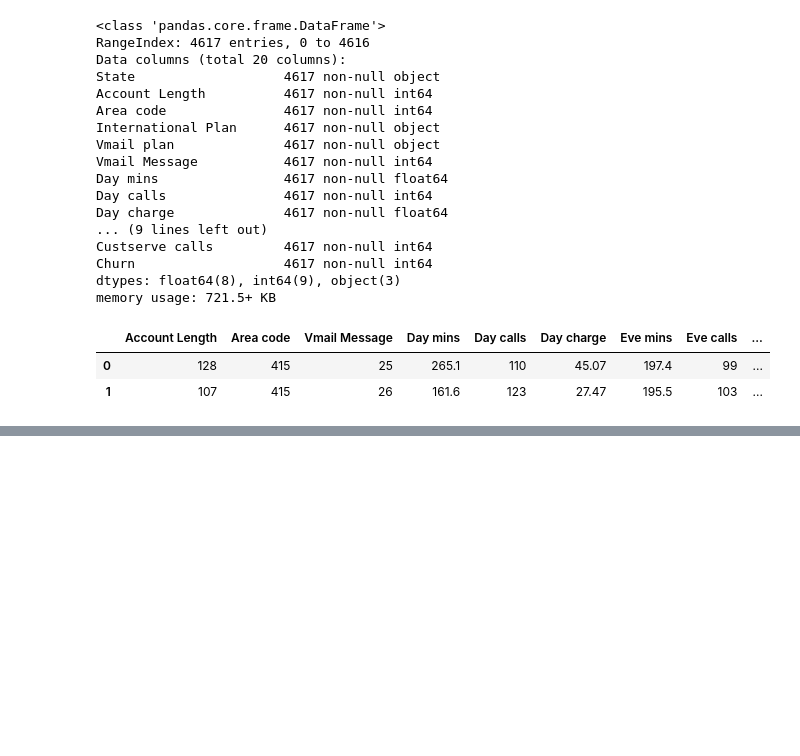
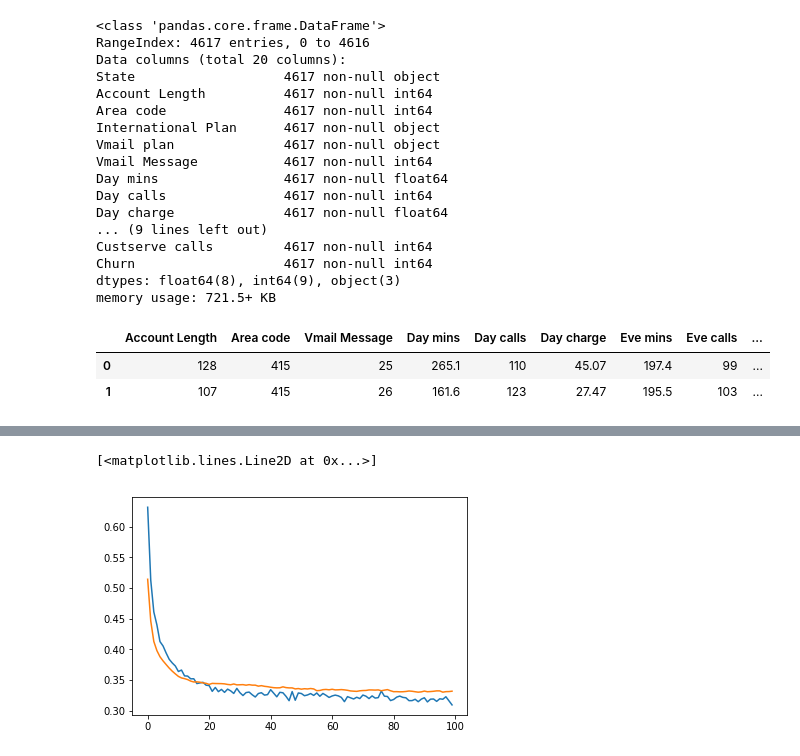
Before and after one commit to Meghashyamt/Telecom-Project, a Jupyter notebook: Telecom_AllAlgorithms.ipynb, the cells around one changed output, grey strips where cells are left out. Cells and saved outputs as stored; diff of their text form; code cells hidden in the pictures; blank space fills up the shorter version.

```diff
--- a/Telecom_AllAlgorithms.ipynb
+++ b/Telecom_AllAlgorithms.ipynb
@@ -117,0 +129,12 @@ from sklearn.model_selection import GridSearchCV
+# %%
+#Transforming
+X_train=sc.fit_transform(X_train)
+X_test=sc.transform(X_test)
+# %%
+#Hidden layers , input, units
+clf.add(Dense(units=6, activation='relu', input_dim=18))
+clf.add(Dropout(0.2))
+clf.add(Dense(units=9, activation='relu'))
+clf.add(Dropout(0.2))
+#clf.add(Dense(units=6, activation='relu'))
+clf.add(Dense(units= 1, activation='sigmoid'))
@@ -117,0 +148,6 @@ from sklearn.model_selection import GridSearchCV
+# %%
+#compiling
+clf.compile(optimizer='adam', loss='binary_crossentropy', metrics=['accuracy'])
+# %%
+#Fit the model
+m=clf.fit(X_train,y_train, batch_size=32, epochs=100, validation_split=0.1)
@@ -117,0 +172,7 @@ from sklearn.model_selection import GridSearchCV
+# %%
+#Plotting
+plt.plot(m.history['loss'])
+plt.plot(m.history['val_loss'])
+# %% [output]
+[<matplotlib.lines.Line2D at 0x...>]
+[figure, added]
```
Also changed, not shown: parts of 12 cells of this notebook.
